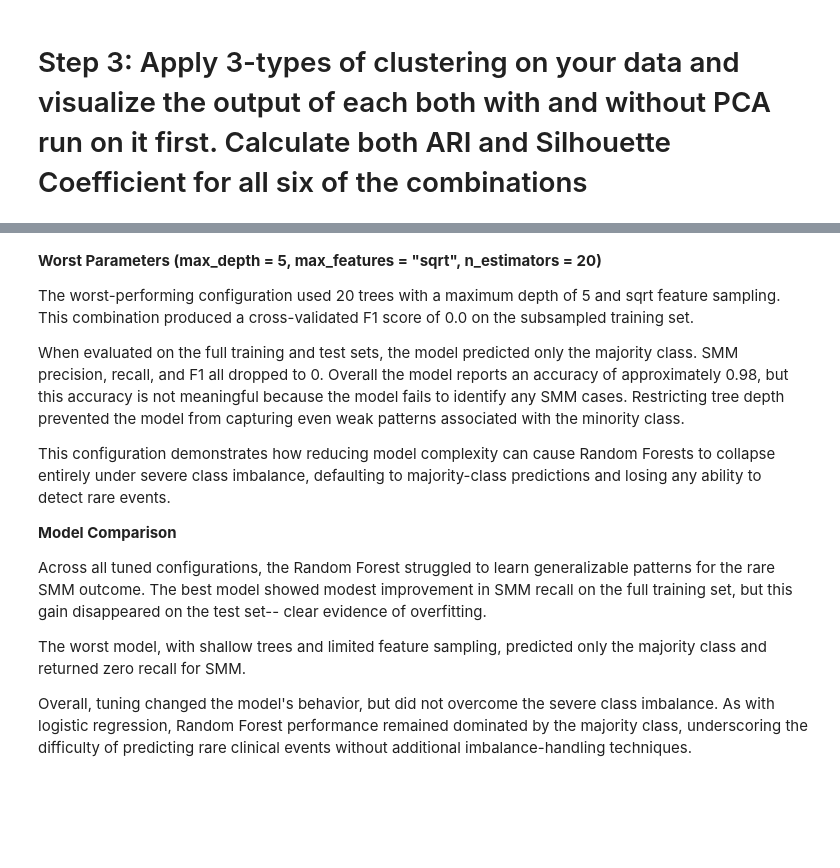
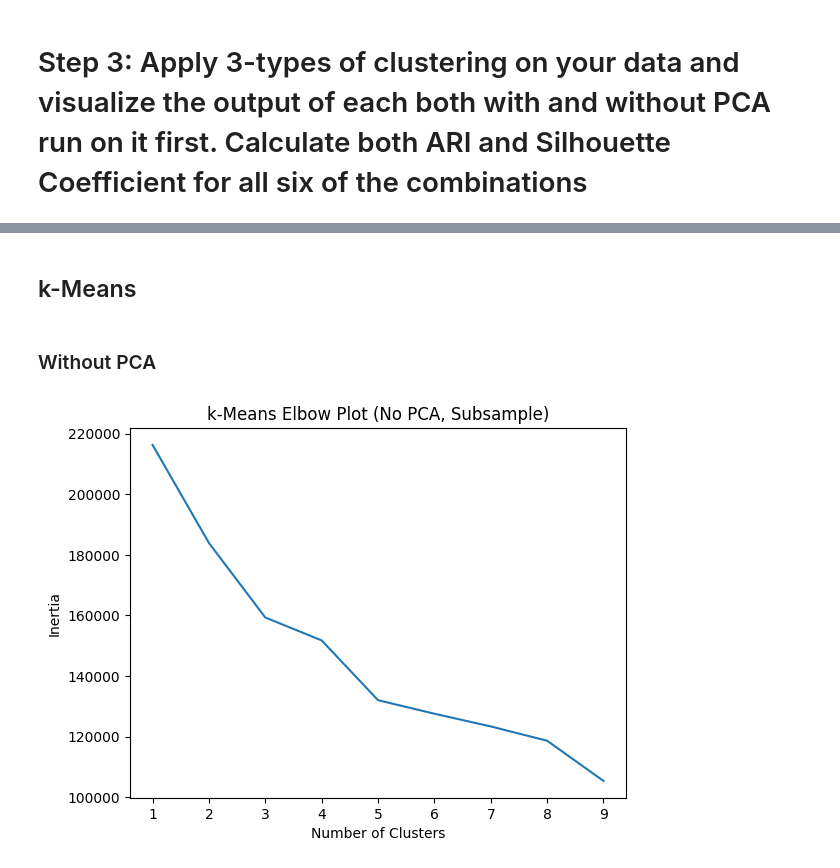
Before and after one commit to stephaniediamond3/DATA71200, a Jupyter notebook: Project_3.ipynb, the cells around one changed output, grey strips where cells are left out. Saved outputs shown, nothing was run; the diff lists cells and outputs as text; code cells hidden in the pictures; blank space fills up the shorter version.

```diff
--- a/Project_3.ipynb
+++ b/Project_3.ipynb
@@ -569,17 +241,26 @@ weighted avg       0.97      0.98      0.98   1087908
-# %% [markdown]
-**Worst Parameters (max_depth = 5, max_features = "sqrt", n_estimators = 20)**
-
-The worst-performing configuration used 20 trees with a maximum depth of 5 and sqrt feature sampling. This combination produced a cross-validated F1 score of 0.0 on the subsampled training set.
-
-When evaluated on the full training and test sets, the model predicted only the majority class. SMM precision, recall, and F1 all dropped to 0. Overall the model reports an accuracy of approximately 0.98, but this accuracy is not meaningful because the model fails to identify any SMM cases. Restricting tree depth prevented the model from capturing even weak patterns associated with the minority class.
-
-This configuration demonstrates how reducing model complexity can cause Random Forests to collapse entirely under severe class imbalance, defaulting to majority-class predictions and losing any ability to detect rare events.
-
-
-**Model Comparison**
-
-Across all tuned configurations, the Random Forest struggled to learn generalizable patterns for the rare SMM outcome. The best model showed modest improvement in SMM recall on the full training set, but this gain disappeared on the test set-- clear evidence of overfitting.
-
-The worst model, with shallow trees and limited feature sampling, predicted only the majority class and returned zero recall for SMM.
-
-Overall, tuning changed the model's behavior, but did not overcome the severe class imbalance. As with logistic regression, Random Forest performance remained dominated by the majority class, underscoring the difficulty of predicting rare clinical events without additional imbalance-handling techniques.
+# %% [markdown]
+## k-Means
+# %% [markdown]
+### Without PCA
+# %%
+from sklearn.cluster import KMeans
+import matplotlib.pyplot as plt
+import mglearn
+
+# Convert subsample of training set DataFrame to numpy array
+sub_val = subsample.values
+
+# elbow visualization
+inertiaVals = {}
+
+for k in range(1, 10):
+    kmeansK = KMeans(n_clusters=k, max_iter=1000).fit(sub_val)
+    inertiaVals[k] = kmeansK.inertia_
+plt.figure()
+plt.plot(list(inertiaVals.keys()), list(inertiaVals.values()))
+plt.xlabel("Number of Clusters")
+plt.ylabel("Inertia")
+plt.title("k-Means Elbow Plot (No PCA, Subsample)")
+plt.show()
+# %% [output]
+[figure, added]
```
Also changed, not shown: parts of 55 cells of this notebook.
